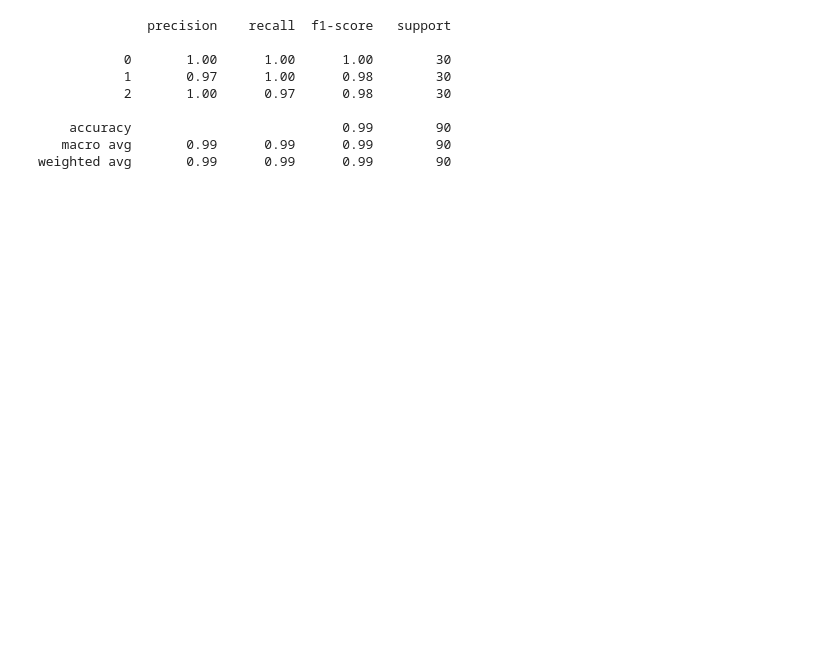
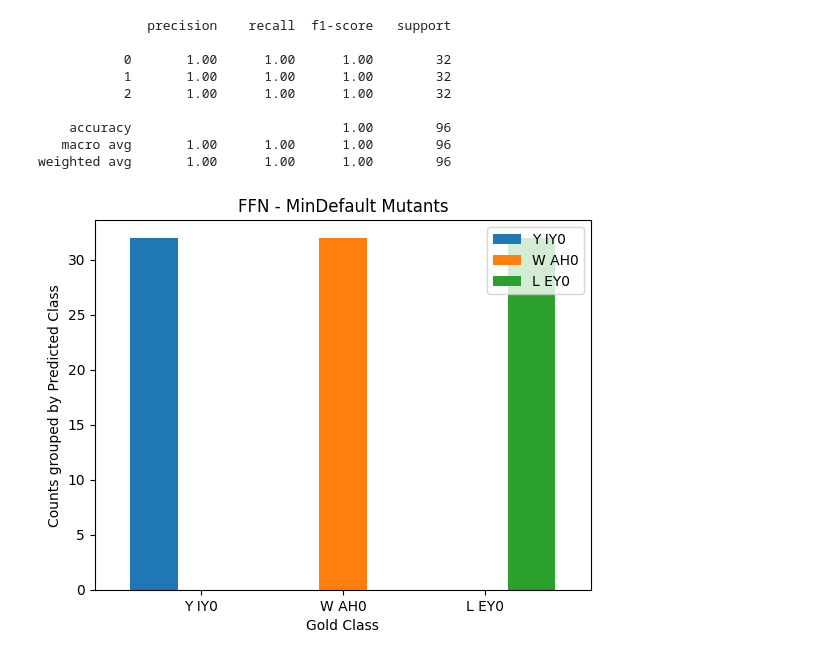
Before and after one commit to tianyiniu/Min_Default, a Jupyter notebook: feed_forward_network.ipynb, the cells around one changed output. Saved outputs shown, nothing was run; the diff lists cells and outputs as text; code cells hidden in the pictures; blank space fills up the shorter version.

```diff
--- a/feed_forward_network.ipynb
+++ b/feed_forward_network.ipynb
@@ -252,28 +286,31 @@ weighted avg       1.00      1.00      1.00       288
 # %%
 """Evaluate test mutant set"""
-TEST_DATA = "./Equal_FrequencyCondition/equalFreq_test_Mutants.txt"
+TEST_DATA = f"./{TRAINING_DATA_FOLDER}/{FILE_PREFIX}_test_Mutants.txt"
 
 test_SGs, test_PLs, test_Ls = get_strings(TEST_DATA)
 X_test, y_test = get_arrays(test_SGs, test_PLs, test_Ls, symbol2feats, suffix2label)
 
 X_test = POOLING_FUNC(X_test) # TODO Pool feature vectors
 X_test = torch.tensor(X_test, dtype=torch.float32)
 
 y_test_one_hot = one_hot(torch.tensor(y_test).to(torch.int64), num_classes=3).to(torch.float32)
 
 y_pred = inference(model, X_test)
 
 class_report = classification_report(y_test, y_pred)
 print(class_report)
+
+get_plot(y_test.tolist(), y_pred.tolist(), title=f"FFN - {TRAINING_DATA_FOLDER} Mutants")
 # %% [output]
               precision    recall  f1-score   support
 
-           0       1.00      1.00      1.00        30
-           1       0.97      1.00      0.98        30
-           2       1.00      0.97      0.98        30
+           0       1.00      1.00      1.00        32
+           1       1.00      1.00      1.00        32
+           2       1.00      1.00      1.00        32
 
-    accuracy                           0.99        90
-   macro avg       0.99      0.99      0.99        90
-weighted avg       0.99      0.99      0.99        90
+    accuracy                           1.00        96
+   macro avg       1.00      1.00      1.00        96
+weighted avg       1.00      1.00      1.00        96
+[figure, added]
 # %%
 """Evaluate test liquids set"""
```
Also changed, not shown: parts of 8 cells of this notebook, 31 other files.
